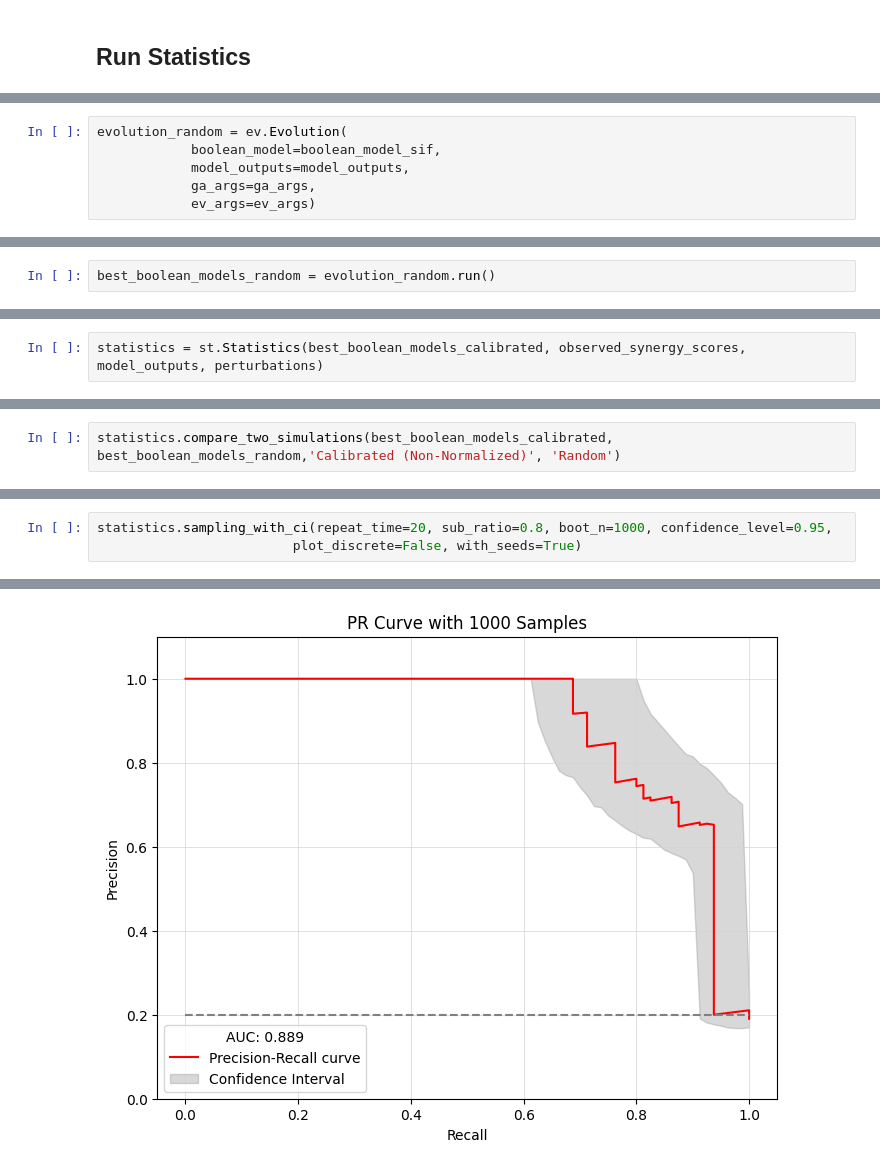
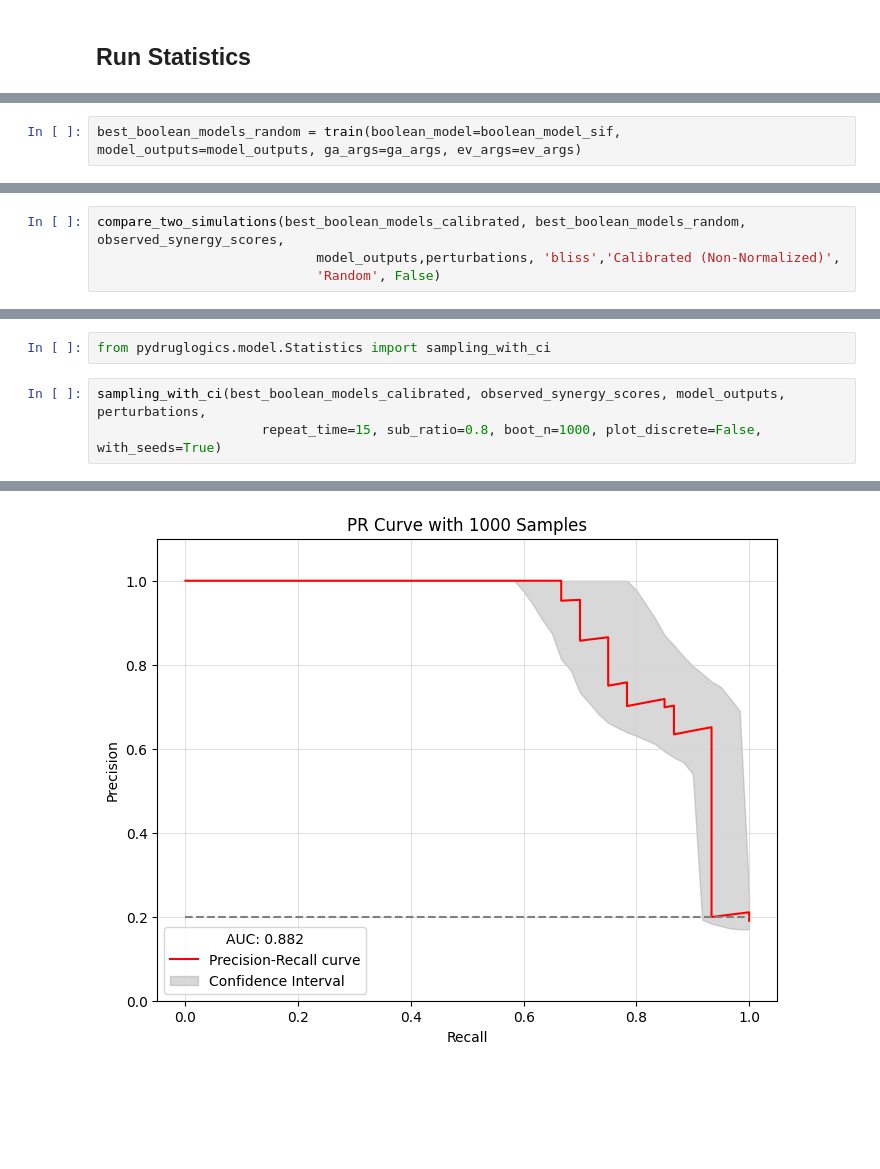
Before and after one commit to druglogics/pydruglogics, a Jupyter notebook: pydruglogics_tutorial.ipynb, the cells around one changed output, grey strips where cells are left out. Saved outputs shown, nothing was run; the diff lists cells and outputs as text; blank space fills up the shorter version.

```diff
--- a/pydruglogics_tutorial.ipynb
+++ b/pydruglogics_tutorial.ipynb
@@ -397,7 +450,3 @@ best_boolean_models_calibrated = evolution_calibrated.run()
 # %%
-evolution_random = ev.Evolution(
-            boolean_model=boolean_model_sif,
-            model_outputs=model_outputs,
-            ga_args=ga_args,
-            ev_args=ev_args)
+best_boolean_models_random = train(boolean_model=boolean_model_sif, model_outputs=model_outputs, ga_args=ga_args, ev_args=ev_args)
 # %% [output]
@@ -405,2 +456,0 @@ evolution_random = ev.Evolution(
-# %%
-best_boolean_models_random = evolution_random.run()
@@ -411,2 +474,4 @@ best_boolean_models_random = evolution_random.run()
 # %%
-statistics = st.Statistics(best_boolean_models_calibrated, observed_synergy_scores, model_outputs, perturbations)
+compare_two_simulations(best_boolean_models_calibrated, best_boolean_models_random, observed_synergy_scores,
+                            model_outputs,perturbations, 'bliss','Calibrated (Non-Normalized)',
+                            'Random', False)
@@ -413,2 +496,0 @@ statistics = st.Statistics(best_boolean_models_calibrated, observed_synergy_scor
-# %%
-statistics.compare_two_simulations(best_boolean_models_calibrated, best_boolean_models_random,'Calibrated (Non-Normalized)', 'Random')
@@ -436,4 +516,6 @@ PD-AK    NA    NA    NA    NA    NA    NA    NA    NA    NA    NA    NA    NA
+# %%
+from pydruglogics.model.Statistics import sampling_with_ci
 # %%
-statistics.sampling_with_ci(repeat_time=20, sub_ratio=0.8, boot_n=1000, confidence_level=0.95,
-                         plot_discrete=False, with_seeds=True)
+sampling_with_ci(best_boolean_models_calibrated, observed_synergy_scores, model_outputs, perturbations,
+                     repeat_time=15, sub_ratio=0.8, boot_n=1000, plot_discrete=False, with_seeds=True)
 # %% [output]
@@ -457 +539 @@ PD-AK     NA    NA     NA     NA    NA    NA     NA     NA    NA     NA
-[figure, old version]
+[figure, new version]
```
Also changed, not shown: parts of 69 cells of this notebook, 1 other file.
